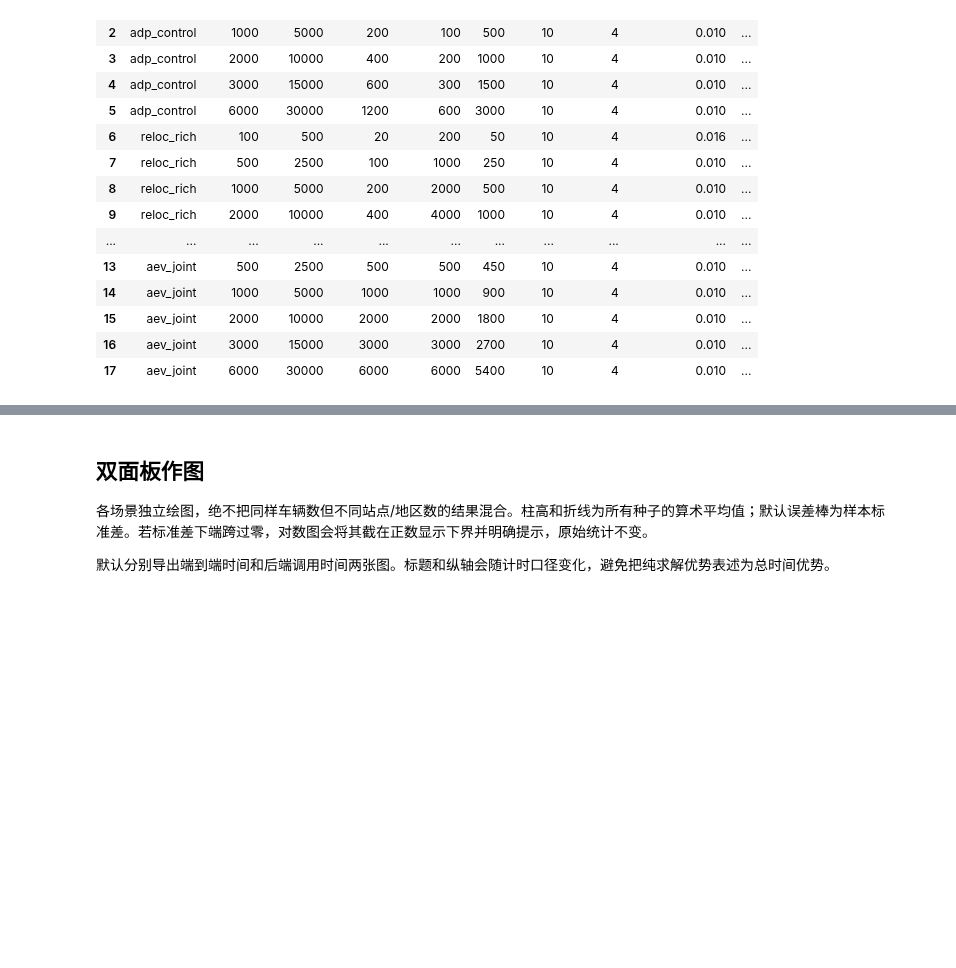
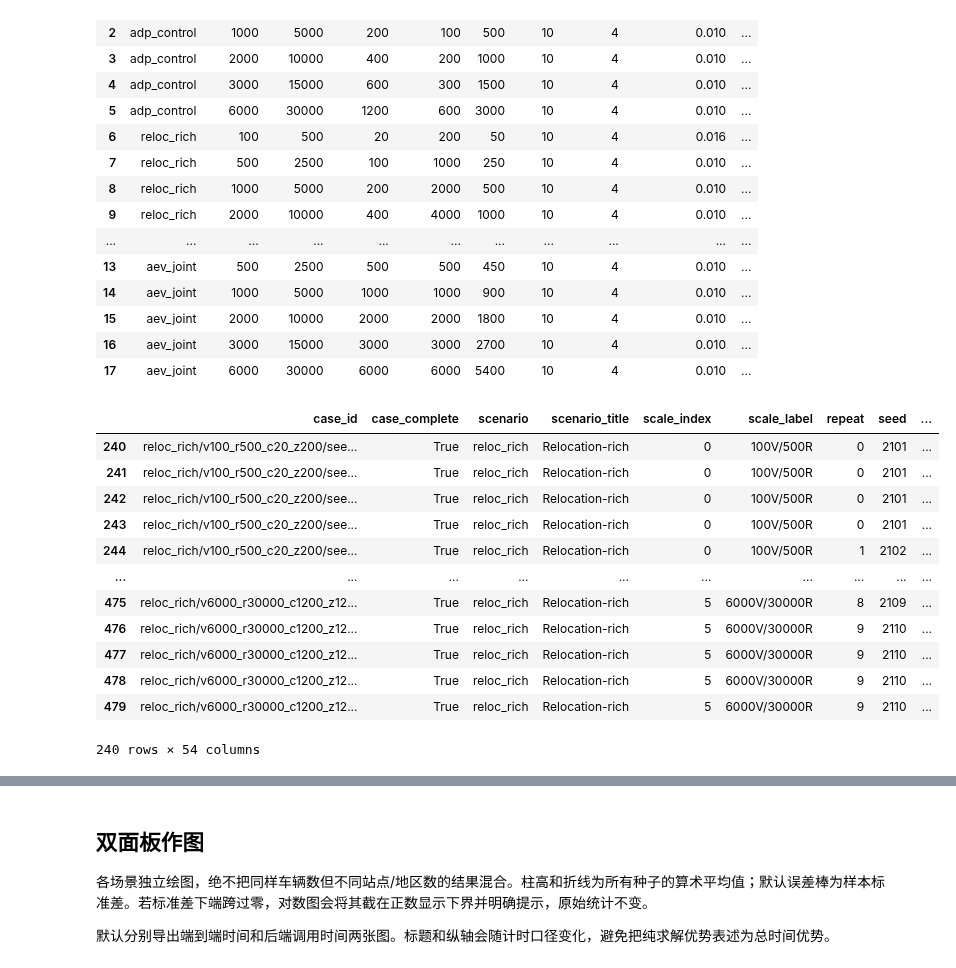
Before and after one commit to miluosi/icaps, a Jupyter notebook: plot_cplex_mcmf_ssg.ipynb, the cells around one changed output, grey strips where cells are left out. Saved outputs shown, nothing was run; the diff lists cells and outputs as text; code cells hidden in the pictures; blank space fills up the shorter version.

```diff
--- a/plot_cplex_mcmf_ssg.ipynb
+++ b/plot_cplex_mcmf_ssg.ipynb
@@ -125,3 +125,20 @@ display(raw.groupby(scale_keys, sort=False).agg(
 | 15 | aev_joint | 2000 | 10000 | 2000 | 2000 | 1800 | 10 | 4 | 0.010 | ... |
 | 16 | aev_joint | 3000 | 15000 | 3000 | 3000 | 2700 | 10 | 4 | 0.010 | ... |
 | 17 | aev_joint | 6000 | 30000 | 6000 | 6000 | 5400 | 10 | 4 | 0.010 | ... |
+# %%
+raw_reloc_rich = raw.loc[raw.scenario == "reloc_rich"].copy()
+raw_reloc_rich
+# %% [output]
+|  | case_id | case_complete | scenario | scenario_title | scale_index | scale_label | repeat | seed | ... |
+| 240 | reloc_rich/v100_r500_c20_z200/see... | True | reloc_rich | Relocation-rich | 0 | 100V/500R | 0 | 2101 | ... |
+| 241 | reloc_rich/v100_r500_c20_z200/see... | True | reloc_rich | Relocation-rich | 0 | 100V/500R | 0 | 2101 | ... |
+| 242 | reloc_rich/v100_r500_c20_z200/see... | True | reloc_rich | Relocation-rich | 0 | 100V/500R | 0 | 2101 | ... |
+| 243 | reloc_rich/v100_r500_c20_z200/see... | True | reloc_rich | Relocation-rich | 0 | 100V/500R | 0 | 2101 | ... |
+| 244 | reloc_rich/v100_r500_c20_z200/see... | True | reloc_rich | Relocation-rich | 0 | 100V/500R | 1 | 2102 | ... |
+| ... | ... | ... | ... | ... | ... | ... | ... | ... | ... |
+| 475 | reloc_rich/v6000_r30000_c1200_z12... | True | reloc_rich | Relocation-rich | 5 | 6000V/30000R | 8 | 2109 | ... |
+| 476 | reloc_rich/v6000_r30000_c1200_z12... | True | reloc_rich | Relocation-rich | 5 | 6000V/30000R | 9 | 2110 | ... |
+| 477 | reloc_rich/v6000_r30000_c1200_z12... | True | reloc_rich | Relocation-rich | 5 | 6000V/30000R | 9 | 2110 | ... |
+| 478 | reloc_rich/v6000_r30000_c1200_z12... | True | reloc_rich | Relocation-rich | 5 | 6000V/30000R | 9 | 2110 | ... |
+| 479 | reloc_rich/v6000_r30000_c1200_z12... | True | reloc_rich | Relocation-rich | 5 | 6000V/30000R | 9 | 2110 | ... |
+240 rows × 54 columns
```
Also changed, not shown: parts of 2 cells of this notebook, 29 other files.
